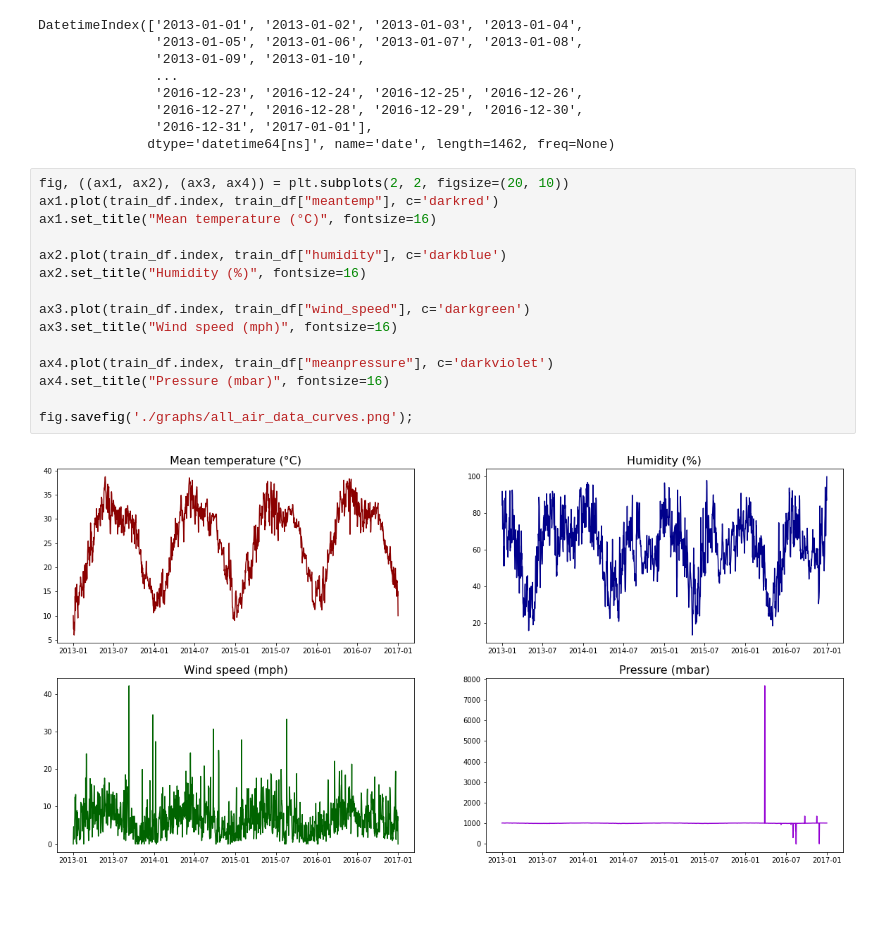
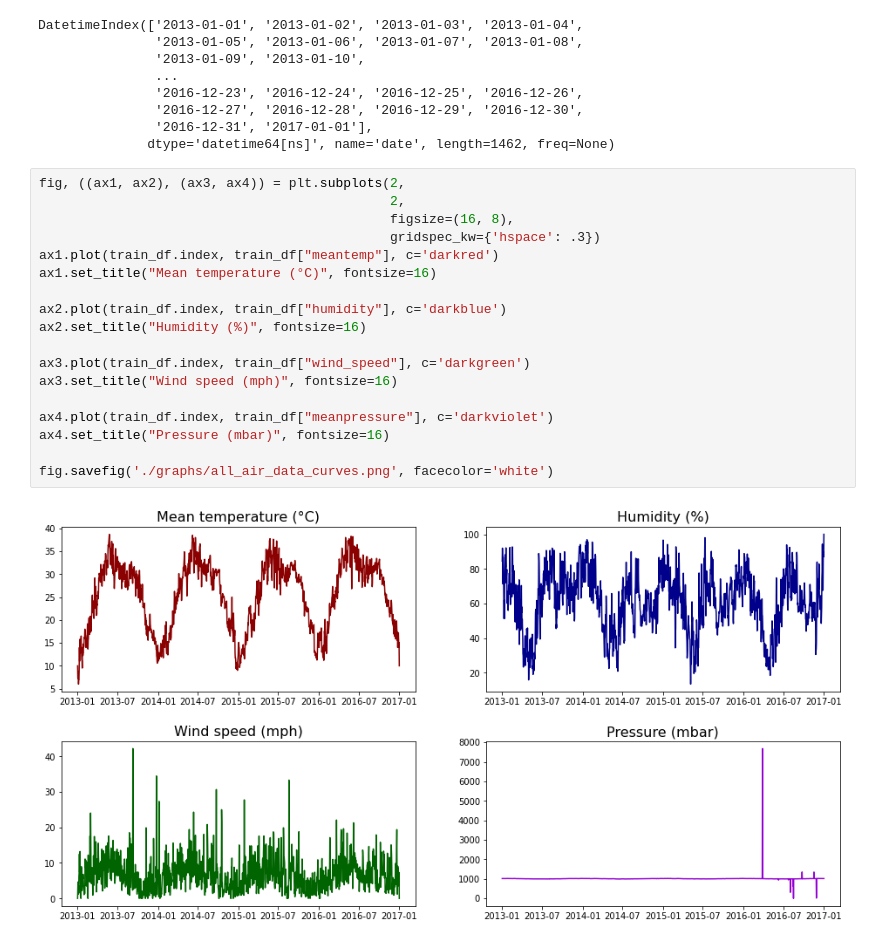
Before and after one commit to alexandre-pinon/voltron, a Jupyter notebook: src/ai/bootstrap.ipynb, the cells around one changed output. Cells and saved outputs as stored; diff of their text form; blank space fills up the shorter version.

Commit message:
[FIX] graph background

```diff
--- a/src/ai/bootstrap.ipynb
+++ b/src/ai/bootstrap.ipynb
@@ -58,19 +58,22 @@ DatetimeIndex(['2013-01-01', '2013-01-02', '2013-01-03', '2013-01-04',
                '2016-12-31', '2017-01-01'],
               dtype='datetime64[ns]', name='date', length=1462, freq=None)
 # %%
-fig, ((ax1, ax2), (ax3, ax4)) = plt.subplots(2, 2, figsize=(20, 10))
+fig, ((ax1, ax2), (ax3, ax4)) = plt.subplots(2,
+                                             2,
+                                             figsize=(16, 8),
+                                             gridspec_kw={'hspace': .3})
 ax1.plot(train_df.index, train_df["meantemp"], c='darkred')
 ax1.set_title("Mean temperature (°C)", fontsize=16)
 
 ax2.plot(train_df.index, train_df["humidity"], c='darkblue')
 ax2.set_title("Humidity (%)", fontsize=16)
 
 ax3.plot(train_df.index, train_df["wind_speed"], c='darkgreen')
 ax3.set_title("Wind speed (mph)", fontsize=16)
 
 ax4.plot(train_df.index, train_df["meanpressure"], c='darkviolet')
 ax4.set_title("Pressure (mbar)", fontsize=16)
 
-fig.savefig('./graphs/all_air_data_curves.png');
+fig.savefig('./graphs/all_air_data_curves.png', facecolor='white')
 # %% [output]
-[figure, old version]
+[figure, new version]
```
Also changed, not shown: 1 other file.
